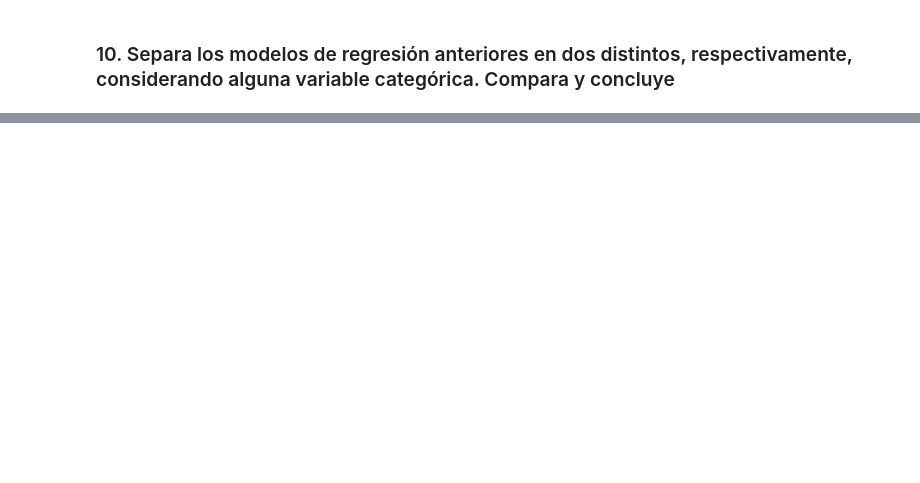
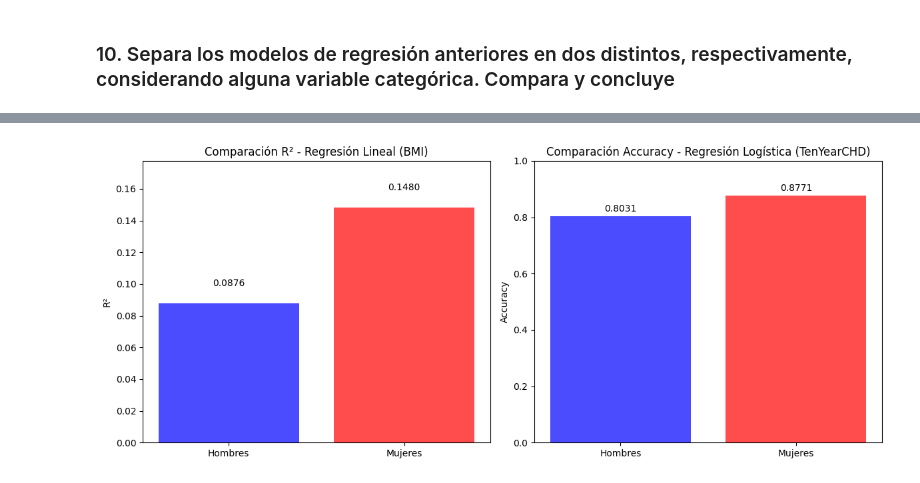
Before and after one commit to drojaslopez/DataScience, a Jupyter notebook: 3 Análisis estadístico con Python (G122)/Desafio/Prueba/Desafio_Preparación_datos_gráficos.ipynb, the cells around one changed output, grey strips where cells are left out. Cells and saved outputs as stored; diff of their text form; code cells hidden in the pictures; blank space fills up the shorter version.

```diff
--- a/3 Análisis estadístico con Python (G122)/Desafio/Prueba/Desafio_Preparación_datos_gráficos.ipynb
+++ b/3 Análisis estadístico con Python (G122)/Desafio/Prueba/Desafio_Preparación_datos_gráficos.ipynb
@@ -237,0 +948,38 @@ CigsPerDay y age
+# %%
+# ===================================================================
+# PARTE 3: VISUALIZACIÓN COMPARATIVA
+# ===================================================================
+
+# Gráfico comparativo de R² (Regresión Lineal)
+plt.figure(figsize=(12, 5))
+
+plt.subplot(1, 2, 1)
+grupos_rl = ['Hombres', 'Mujeres']
+r2_scores = [modelo_hombres_rl['r2'], modelo_mujeres_rl['r2']]
+bars = plt.bar(grupos_rl, r2_scores, color=['blue', 'red'], alpha=0.7)
+plt.title('Comparación R² - Regresión Lineal (BMI)')
+plt.ylabel('R²')
+plt.ylim(0, max(r2_scores) * 1.2)
+
+# Añadir valores sobre las barras
+for bar, score in zip(bars, r2_scores):
+    plt.text(bar.get_x() + bar.get_width()/2, bar.get_height() + 0.01,
+             f'{score:.4f}', ha='center', va='bottom')
+
+plt.subplot(1, 2, 2)
+grupos_log = ['Hombres', 'Mujeres']
+accuracy_scores = [modelo_hombres_log['accuracy'], modelo_mujeres_log['accuracy']]
+bars = plt.bar(grupos_log, accuracy_scores, color=['blue', 'red'], alpha=0.7)
+plt.title('Comparación Accuracy - Regresión Logística (TenYearCHD)')
+plt.ylabel('Accuracy')
+plt.ylim(0, 1)
+
+# Añadir valores sobre las barras
+for bar, score in zip(bars, accuracy_scores):
+    plt.text(bar.get_x() + bar.get_width()/2, bar.get_height() + 0.01,
+             f'{score:.4f}', ha='center', va='bottom')
+
+plt.tight_layout()
+plt.show()
+# %% [output]
+[figure, added]
```
Also changed, not shown: parts of 14 cells of this notebook, 4 other files.
